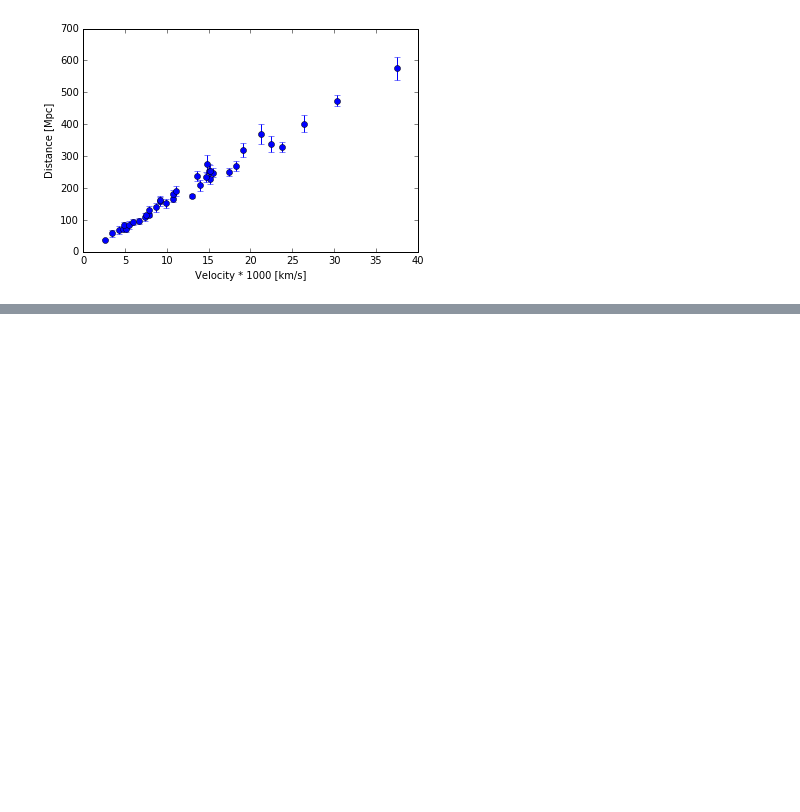
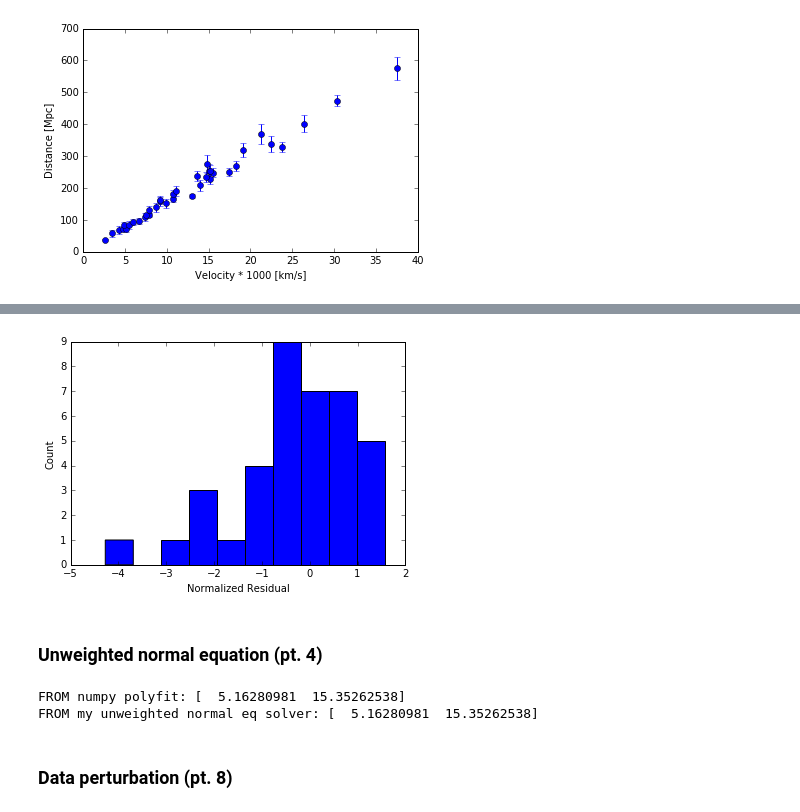
Before and after one commit to LLi1996/astrostat_lab1, a Jupyter notebook: code/lab1_larry.ipynb, the cells around one changed output, grey strips where cells are left out. Cells and saved outputs as stored; diff of their text form; code cells hidden in the pictures; blank space fills up the shorter version.

```diff
--- a/code/lab1_larry.ipynb
+++ b/code/lab1_larry.ipynb
@@ -35,0 +52,13 @@ print np.polyfit(velocity, distance, 1)
+# %%
+residuals = distance - (velocity * poly_coef[0] + poly_coef[1])
+# %%
+fig3 = plt.figure()
+ax1 = fig3.add_subplot(111)
+ax1.hist(residuals/distance_err)
+ax1.set_xlabel('Normalized Residual')
+ax1.set_ylabel('Count')
+plt.show()
+# %% [output]
+[figure, added]
+# %% [markdown]
+### Unweighted normal equation (pt. 4)
@@ -35,0 +78,8 @@ print np.polyfit(velocity, distance, 1)
+# %%
+print 'FROM numpy polyfit: {}'.format(np.polyfit(velocity, distance, 1)[::-1])
+print 'FROM my unweighted normal eq solver: {}'.format(beta_unweighted(velocity, distance))
+# %% [output]
+FROM numpy polyfit: [  5.16280981  15.35262538]
+FROM my unweighted normal eq solver: [  5.16280981  15.35262538]
+# %% [markdown]
+### Data perturbation (pt. 8)
```
Also changed, not shown: parts of 12 cells of this notebook.
